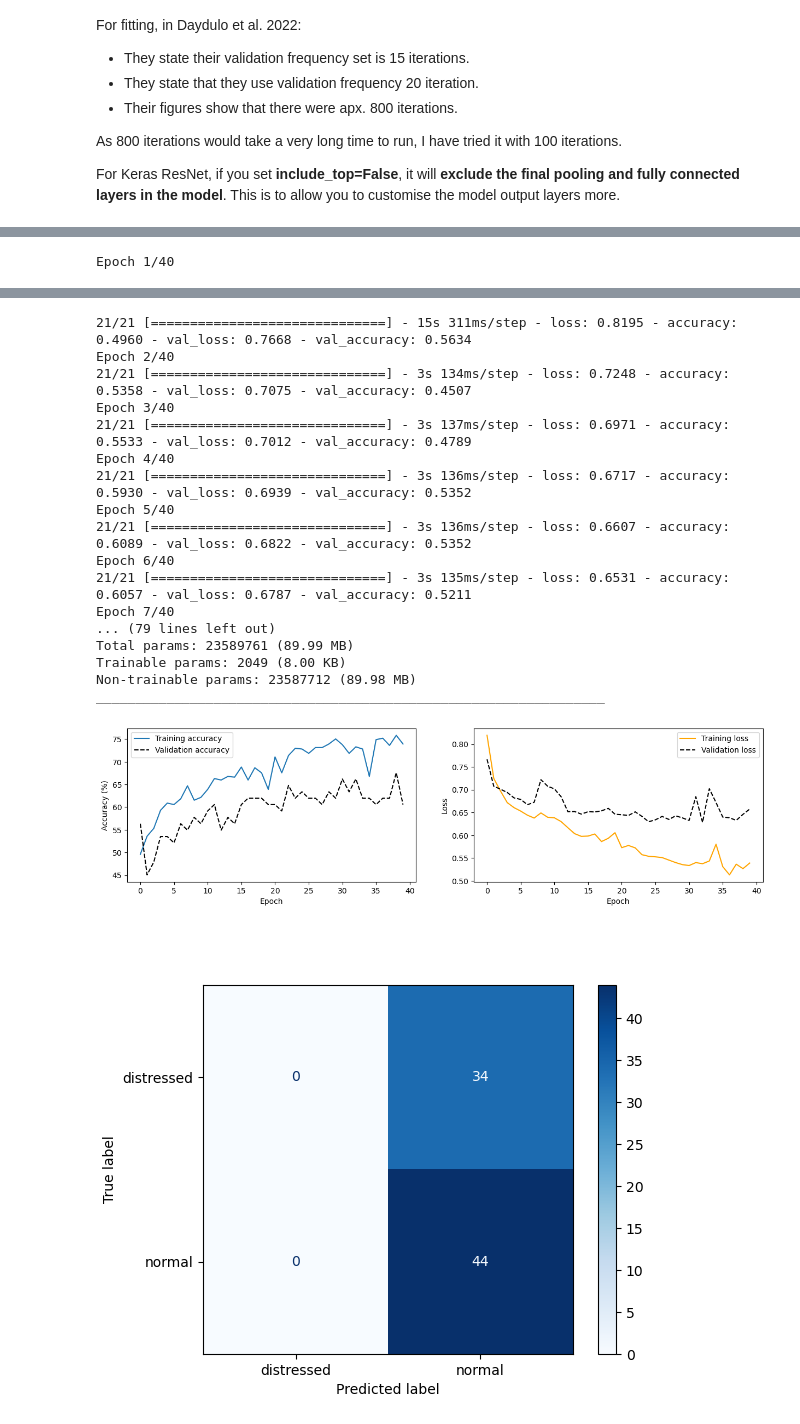
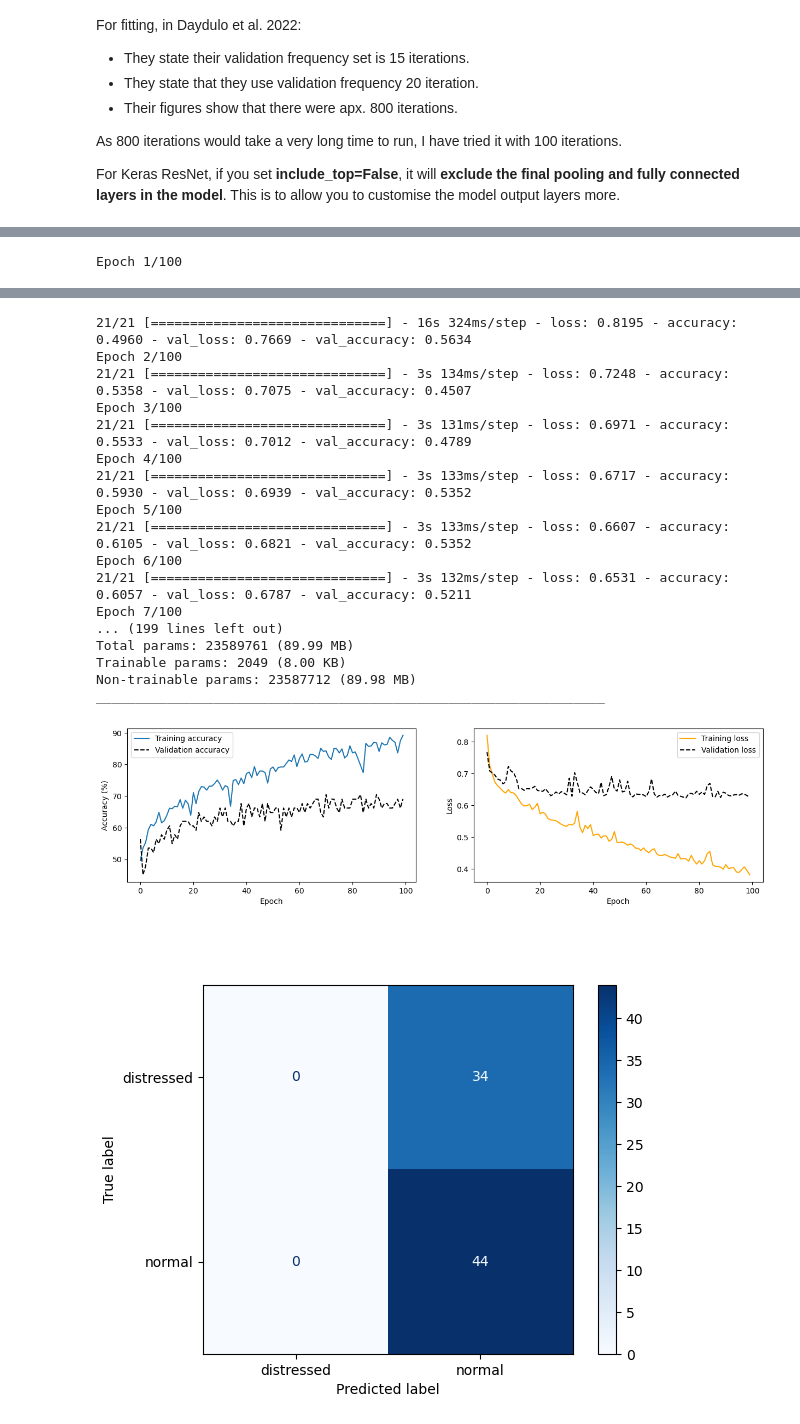
Before and after one commit to birth-outcomes/ctg_exploratory, a Jupyter notebook: 09_daydulo_resnet50.ipynb, the cells around one changed output, grey strips where cells are left out. Drawn from its saved outputs; the diff is of its cells as text; code cells hidden in the pictures.

Commit message:
ResNet100Epoch + ResNetDropout100Epoch

```diff
--- a/09_daydulo_resnet50.ipynb
+++ b/09_daydulo_resnet50.ipynb
@@ -387,10 +404,10 @@ This model is simply a ResNet50 model and then a classification layer.
 # %%
-file = 'resnet_40epochs'
+file = 'resnet_100epochs'
 
 # Run model
-resnet(file=file, epochs=40)
+resnet(file=file, epochs=100)
 
 # Show model results
 load_results(file=file)
 # %% [output]
-Epoch 1/40
+Epoch 1/100
@@ -402,19 +419,19 @@ Epoch 1/40
-21/21 [==============================] - 15s 311ms/step - loss: 0.8195 - accuracy: 0.4960 - val_loss: 0.7668 - val_accuracy: 0.5634
-Epoch 2/40
+21/21 [==============================] - 16s 324ms/step - loss: 0.8195 - accuracy: 0.4960 - val_loss: 0.7669 - val_accuracy: 0.5634
+Epoch 2/100
 21/21 [==============================] - 3s 134ms/step - loss: 0.7248 - accuracy: 0.5358 - val_loss: 0.7075 - val_accuracy: 0.4507
-Epoch 3/40
-21/21 [==============================] - 3s 137ms/step - loss: 0.6971 - accuracy: 0.5533 - val_loss: 0.7012 - val_accuracy: 0.4789
-Epoch 4/40
-21/21 [==============================] - 3s 136ms/step - loss: 0.6717 - accuracy: 0.5930 - val_loss: 0.6939 - val_accuracy: 0.5352
-Epoch 5/40
-21/21 [==============================] - 3s 136ms/step - loss: 0.6607 - accuracy: 0.6089 - val_loss: 0.6822 - val_accuracy: 0.5352
-Epoch 6/40
-21/21 [==============================] - 3s 135ms/step - loss: 0.6531 - accuracy: 0.6057 - val_loss: 0.6787 - val_accuracy: 0.5211
-Epoch 7/40
-... (79 lines left out)
+Epoch 3/100
+21/21 [==============================] - 3s 131ms/step - loss: 0.6971 - accuracy: 0.5533 - val_loss: 0.7012 - val_accuracy: 0.4789
+Epoch 4/100
+21/21 [==============================] - 3s 133ms/step - loss: 0.6717 - accuracy: 0.5930 - val_loss: 0.6939 - val_accuracy: 0.5352
+Epoch 5/100
+21/21 [==============================] - 3s 133ms/step - loss: 0.6607 - accuracy: 0.6105 - val_loss: 0.6821 - val_accuracy: 0.5352
+Epoch 6/100
+21/21 [==============================] - 3s 132ms/step - loss: 0.6531 - accuracy: 0.6057 - val_loss: 0.6787 - val_accuracy: 0.5211
+Epoch 7/100
+... (199 lines left out)
 Total params: 23589761 (89.99 MB)
 Trainable params: 2049 (8.00 KB)
 Non-trainable params: 23587712 (89.98 MB)
 _________________________________________________________________
-[figure, old version]
+[figure, new version]
 [figure]
```
Also changed, not shown: parts of 14 cells of this notebook, 6 other files.
